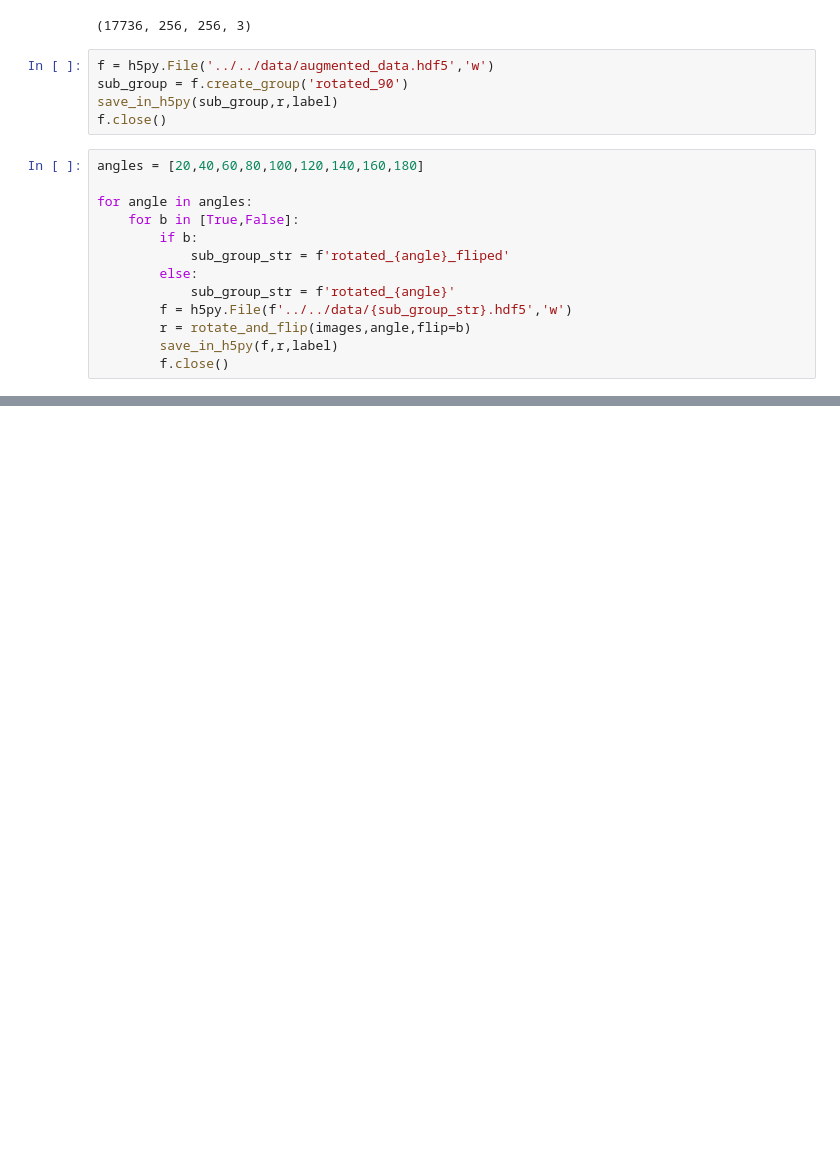
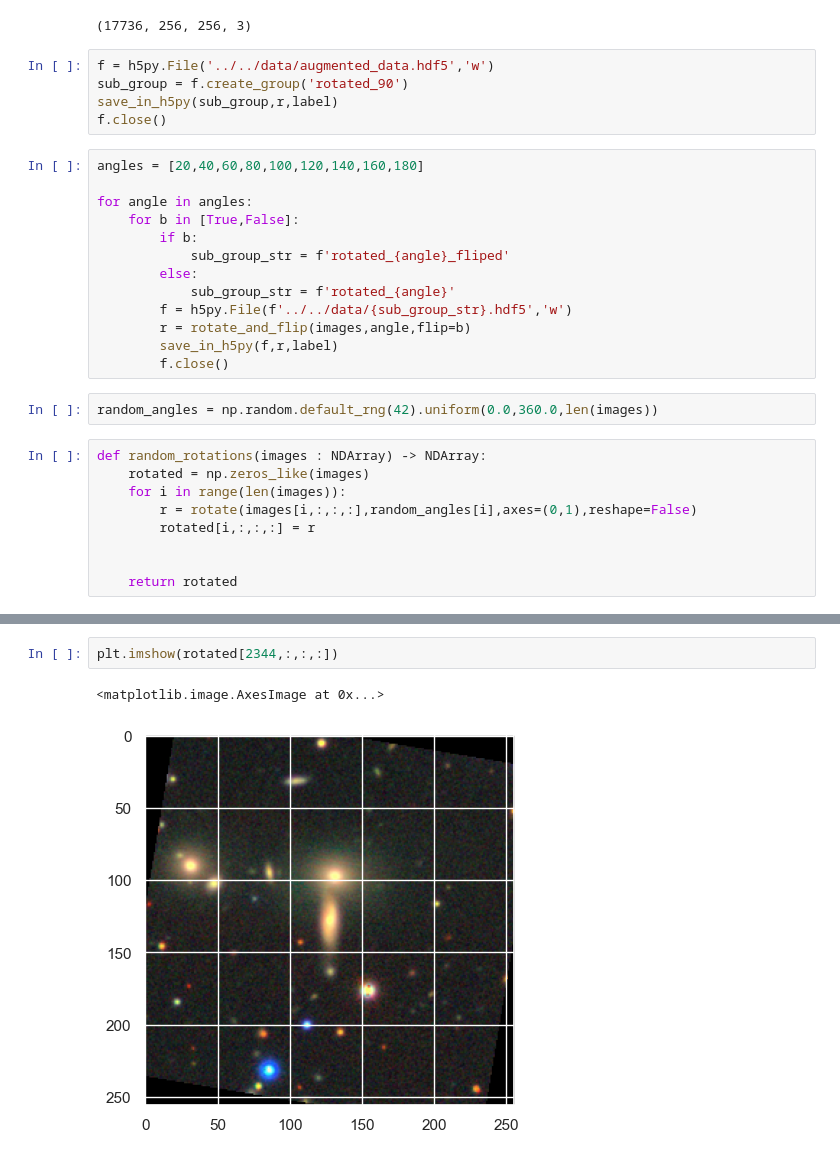
Before and after one commit to snehjp2/GCNNMorphology, a Jupyter notebook: src/save_data.ipynb, the cells around one changed output, grey strips where cells are left out. Drawn from its saved outputs; the diff is of its cells as text; blank space fills up the shorter version.

```diff
--- a/src/save_data.ipynb
+++ b/src/save_data.ipynb
@@ -129,3 +129,14 @@ for angle in angles:
         r = rotate_and_flip(images,angle,flip=b)
         save_in_h5py(f,r,label)
         f.close()
+# %%
+random_angles = np.random.default_rng(42).uniform(0.0,360.0,len(images))
+# %%
+def random_rotations(images : NDArray) -> NDArray:
+    rotated = np.zeros_like(images)
+    for i in range(len(images)):
+        r = rotate(images[i,:,:,:],random_angles[i],axes=(0,1),reshape=False)
+        rotated[i,:,:,:] = r
+
+
+    return rotated
@@ -131,0 +150,5 @@ for angle in angles:
+# %%
+plt.imshow(rotated[2344,:,:,:])
+# %% [output]
+<matplotlib.image.AxesImage at 0x...>
+[figure, added]
```
Also changed, not shown: parts of 6 cells of this notebook.
